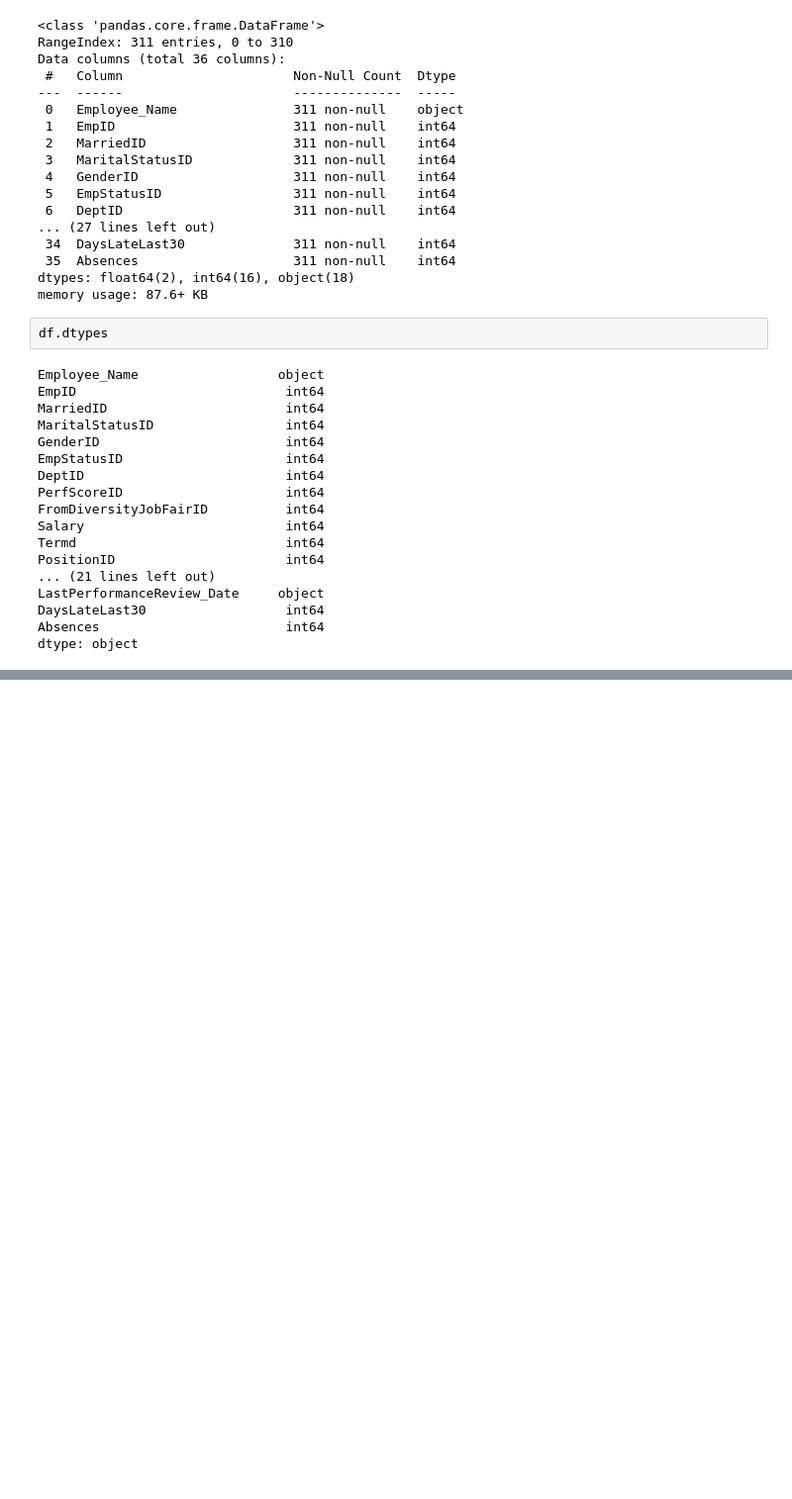
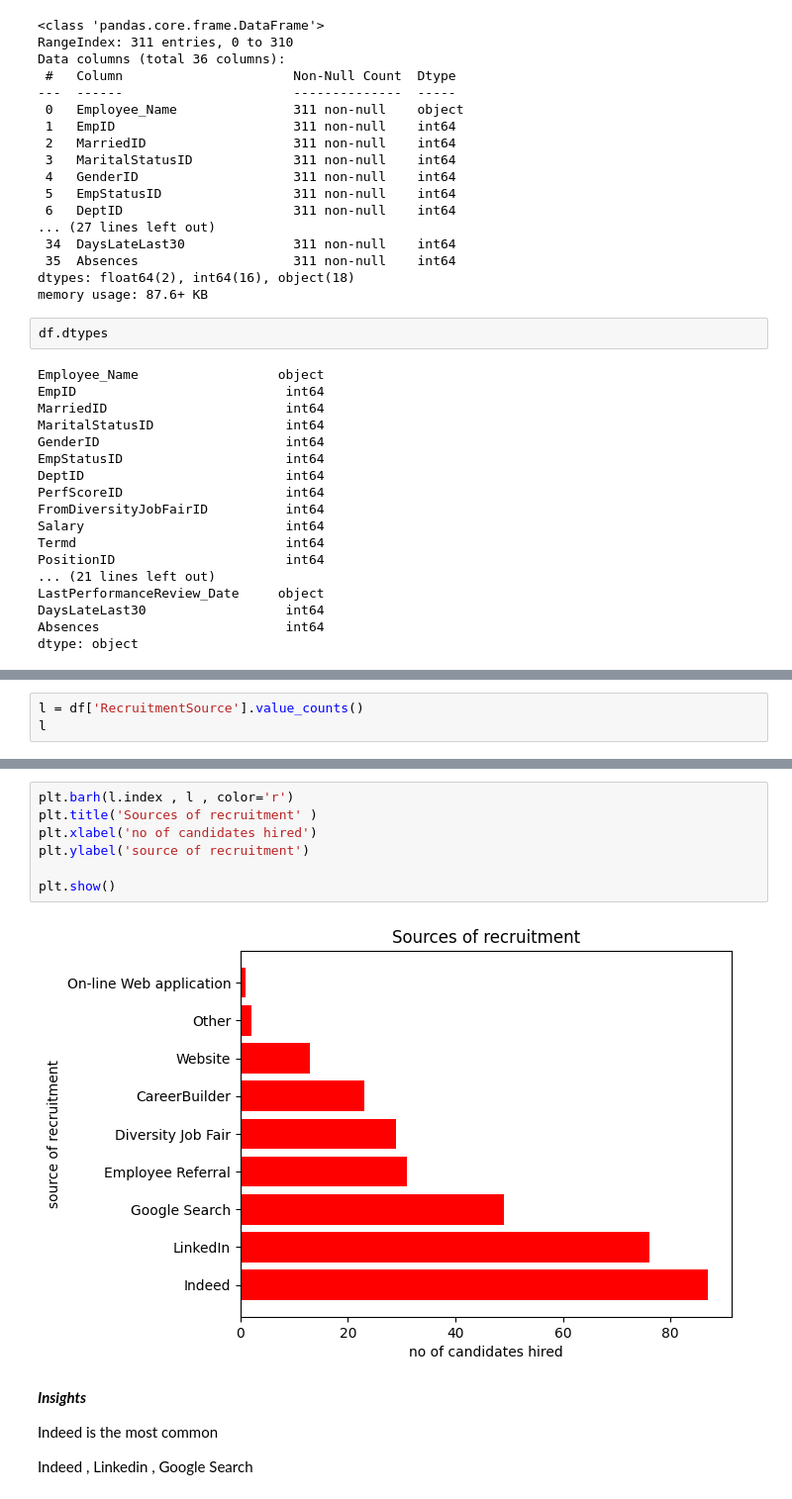
Before and after one commit to azaz9026/EDA, a Jupyter notebook: HR Dataset/EDA_on_HRDataset.ipynb, the cells around one changed output, grey strips where cells are left out. Shown: that part at 99% size. Saved outputs shown, nothing was run; the diff lists cells and outputs as text; blank space fills up the shorter version.

```diff
--- a/HR Dataset/EDA_on_HRDataset.ipynb
+++ b/HR Dataset/EDA_on_HRDataset.ipynb
@@ -89,0 +473,3 @@ dtype: object
+# %%
+l = df['RecruitmentSource'].value_counts()
+l
@@ -89,0 +488,15 @@ dtype: object
+# %%
+plt.barh(l.index , l , color='r')
+plt.title('Sources of recruitment' )
+plt.xlabel('no of candidates hired')
+plt.ylabel('source of recruitment')
+
+plt.show()
+# %% [output]
+[figure, added]
+# %% [markdown]
+***Insights***
+
+ Indeed is the most common
+
+ Indeed , Linkedin , Google Search
```
Also changed, not shown: parts of 39 cells of this notebook.
